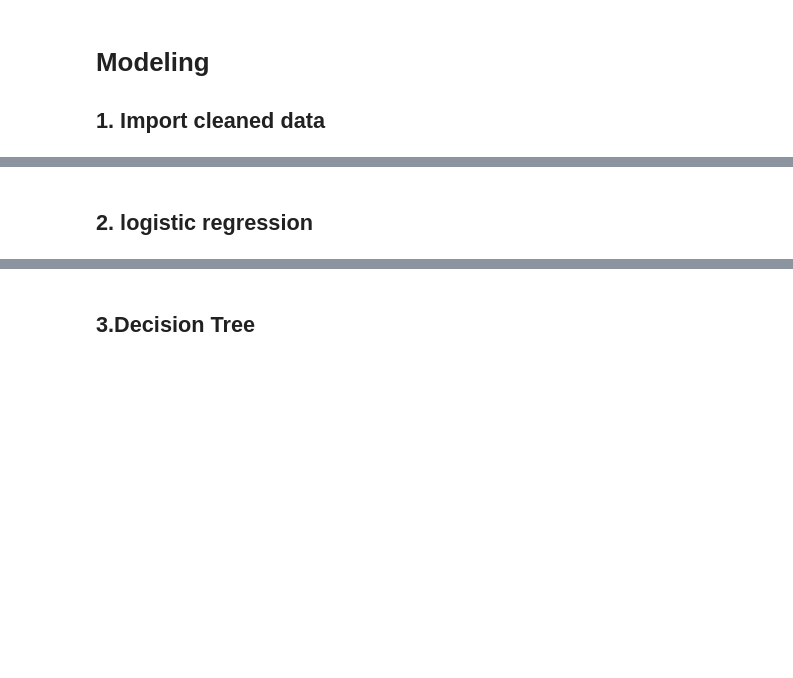
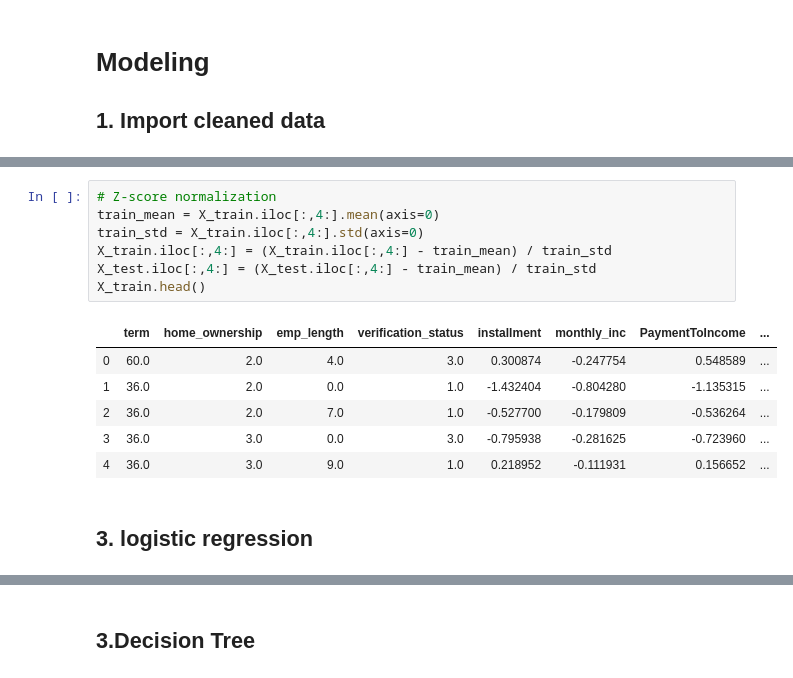
Before and after one commit to heyifuwhu/Lending_Club, a Jupyter notebook: Modeling.ipynb, the cells around one changed output, grey strips where cells are left out. Drawn from its saved outputs; the diff is of its cells as text; blank space fills up the shorter version.

```diff
--- a/Modeling.ipynb
+++ b/Modeling.ipynb
@@ -50,5 +78,19 @@ def show_result(clf, X_train, Y_train, X_test, Y_test, pos_label):
+# %%
+# Z-score normalization
+train_mean = X_train.iloc[:,4:].mean(axis=0)
+train_std = X_train.iloc[:,4:].std(axis=0)
+X_train.iloc[:,4:] = (X_train.iloc[:,4:] - train_mean) / train_std
+X_test.iloc[:,4:] = (X_test.iloc[:,4:] - train_mean) / train_std
+X_train.head()
+# %% [output]
+|  | term | home_ownership | emp_length | verification_status | installment | monthly_inc | PaymentToIncome | ... |
+| 0 | 60.0 | 2.0 | 4.0 | 3.0 | 0.300874 | -0.247754 | 0.548589 | ... |
+| 1 | 36.0 | 2.0 | 0.0 | 1.0 | -1.432404 | -0.804280 | -1.135315 | ... |
+| 2 | 36.0 | 2.0 | 7.0 | 1.0 | -0.527700 | -0.179809 | -0.536264 | ... |
+| 3 | 36.0 | 3.0 | 0.0 | 3.0 | -0.795938 | -0.281625 | -0.723960 | ... |
+| 4 | 36.0 | 3.0 | 9.0 | 1.0 | 0.218952 | -0.111931 | 0.156652 | ... |
 # %% [markdown]
-## 2. logistic regression
+## 3. logistic regression
 # %%
 clf_logistic = LogisticRegression(n_jobs = -1).fit(X_train, Y_train)
 show_result(clf_logistic,X_train,Y_train,X_test,Y_test, "Fully Paid")
```
Also changed, not shown: parts of 17 cells of this notebook, 4 other files.
